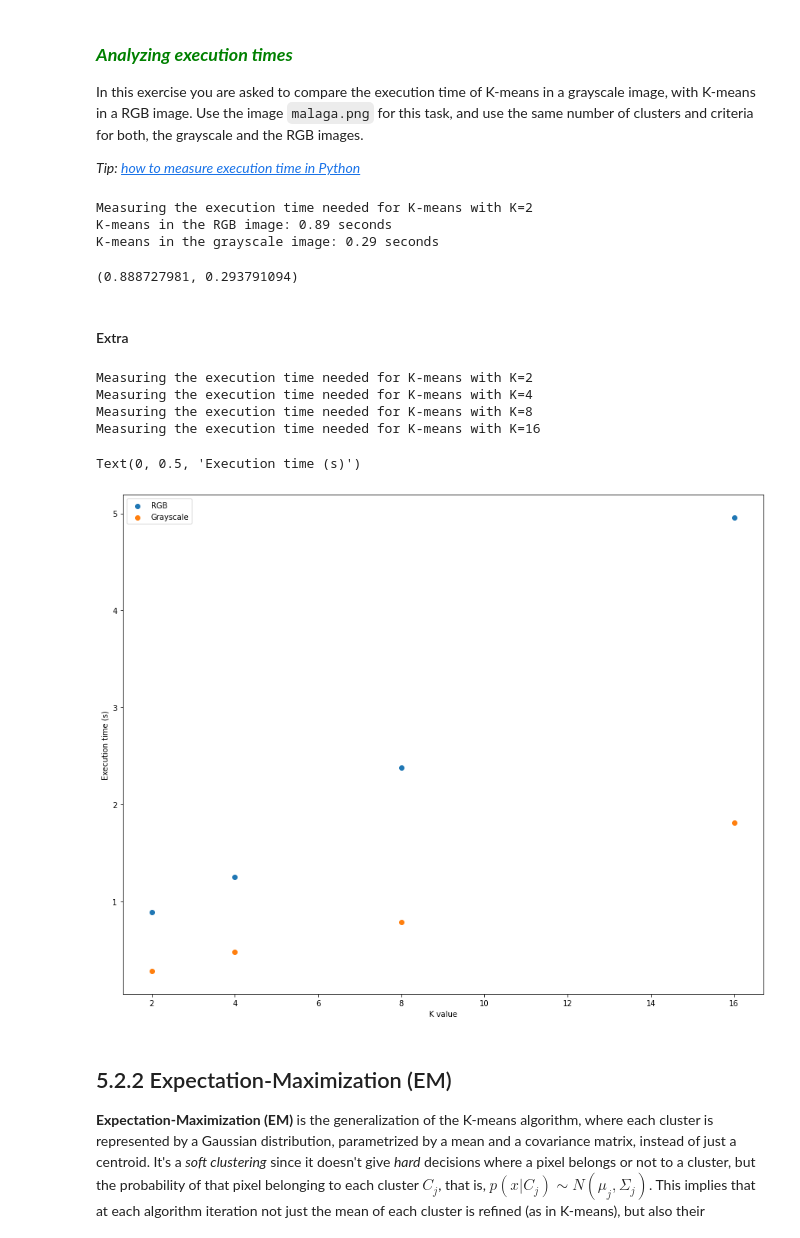
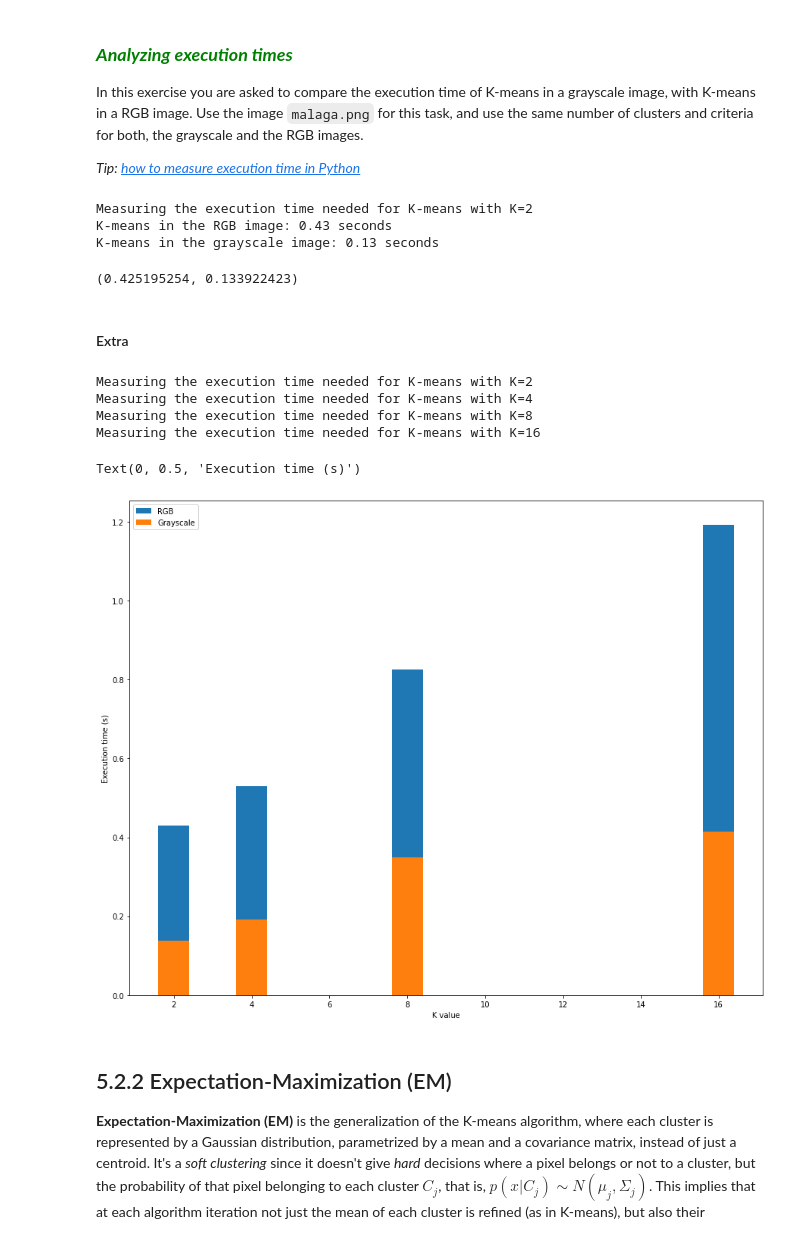
Before and after one commit to rubenjr0/uma_cv_2024, a Jupyter notebook: Chapter 05. Image segmentation/5.2 Region-based techniques.ipynb, the cells around one changed output. Drawn from its saved outputs; the diff is of its cells as text; code cells hidden in the pictures.

```diff
--- a/Chapter 05. Image segmentation/5.2 Region-based techniques.ipynb
+++ b/Chapter 05. Image segmentation/5.2 Region-based techniques.ipynb
@@ -174,7 +177,7 @@ image = cv2.imread(images_path + "malaga.png")
 image = cv2.cvtColor(image, cv2.COLOR_BGR2RGB)
 
 # Flatten image
-flattened_img = image.reshape((1,-1))
+flattened_img = image.reshape((-1, 3))
 flattened_img = np.float32(flattened_img)
 
 # Set criteria
@@ -263,7 +266,7 @@ def benchmark_kmeans(K=2, verbose=True):
     start = time.perf_counter_ns() # Start timer
 
     # Flatten image
-    flattened_img = image.reshape((1,-1))
+    flattened_img = image.reshape((-1, 3))
     flattened_img = np.float32(flattened_img)
 
     # Apply k-means
@@ -275,7 +278,7 @@ def benchmark_kmeans(K=2, verbose=True):
     start = time.perf_counter_ns() # Start timer
 
     # Flatten image
-    flattened_img = gray.reshape((1,-1))
+    flattened_img = gray.reshape((-1, 3))
     flattened_img = np.float32(flattened_img)
 
     # Apply k-means
@@ -287,36 +290,36 @@ def benchmark_kmeans(K=2, verbose=True):
 benchmark_kmeans(2)
 # %% [output]
 Measuring the execution time needed for K-means with K=2
-K-means in the RGB image: 0.89 seconds
-K-means in the grayscale image: 0.29 seconds
+K-means in the RGB image: 0.43 seconds
+K-means in the grayscale image: 0.13 seconds
-(0.888727981, 0.293791094)
+(0.425195254, 0.133922423)
 # %% [markdown]
 #### Extra
 # %%
 rgb_times = []
 gray_times = []
 ks = []
 k = 2
 while k <= 16:
     rgb_time, gray_time = benchmark_kmeans(k, verbose=False)
     rgb_times.append(rgb_time)
     gray_times.append(gray_time)
     ks.append(k)
     k *= 2
 
-plt.scatter(ks, rgb_times, label="RGB")
-plt.scatter(ks, gray_times, label="Grayscale")
+plt.bar(ks, rgb_times, label="RGB")
+plt.bar(ks, gray_times, label="Grayscale")
 
 plt.legend()
 plt.xlabel('K value')
 plt.ylabel('Execution time (s)')
 # %% [output]
 Measuring the execution time needed for K-means with K=2
 Measuring the execution time needed for K-means with K=4
 Measuring the execution time needed for K-means with K=8
 Measuring the execution time needed for K-means with K=16
 Text(0, 0.5, 'Execution time (s)')
-[figure, old version]
+[figure, new version]
 # %% [markdown]
 ## 5.2.2 Expectation-Maximization (EM) <a id="522"></a>
 
```
Also changed, not shown: parts of 7 cells of this notebook, 3 other files.
